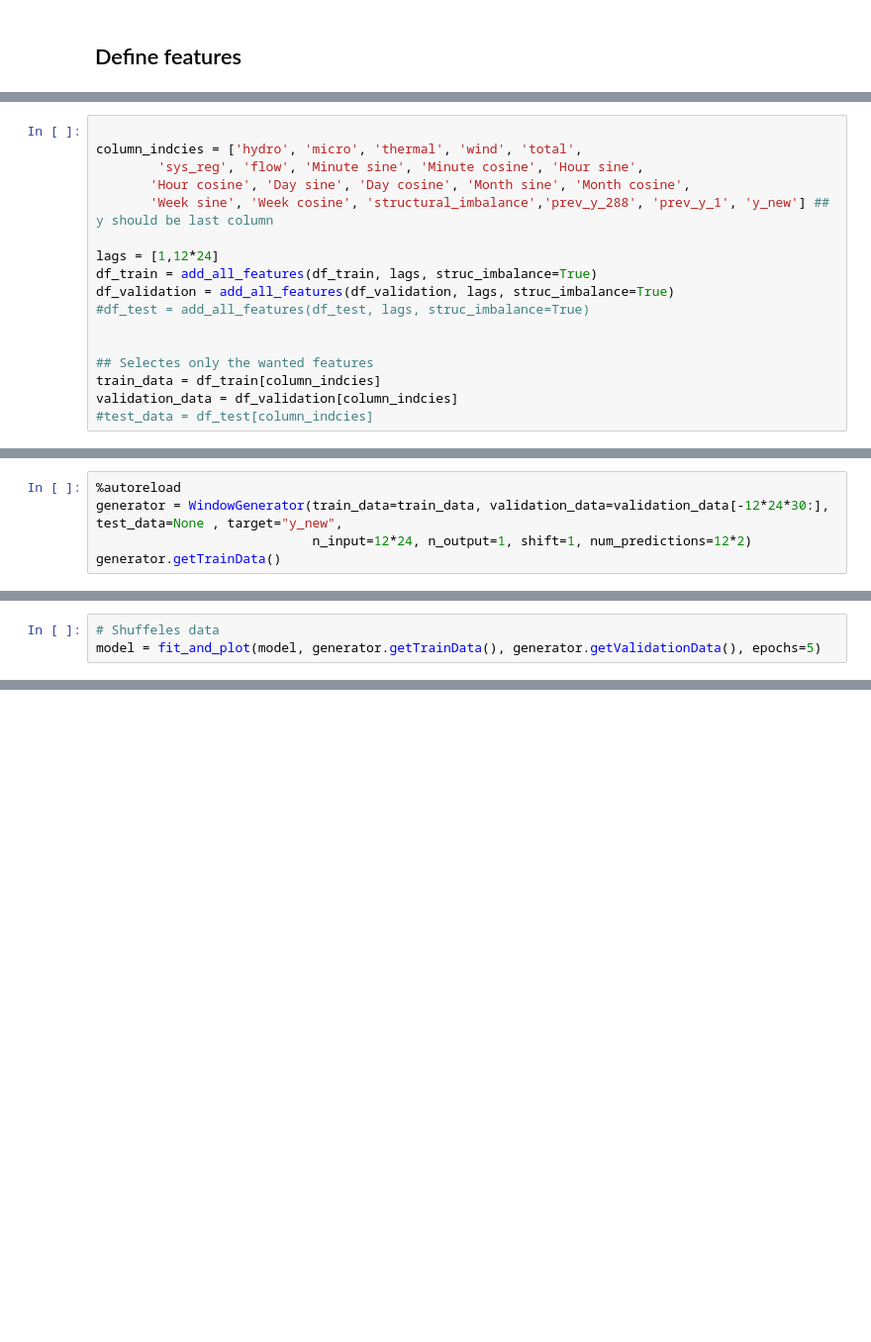
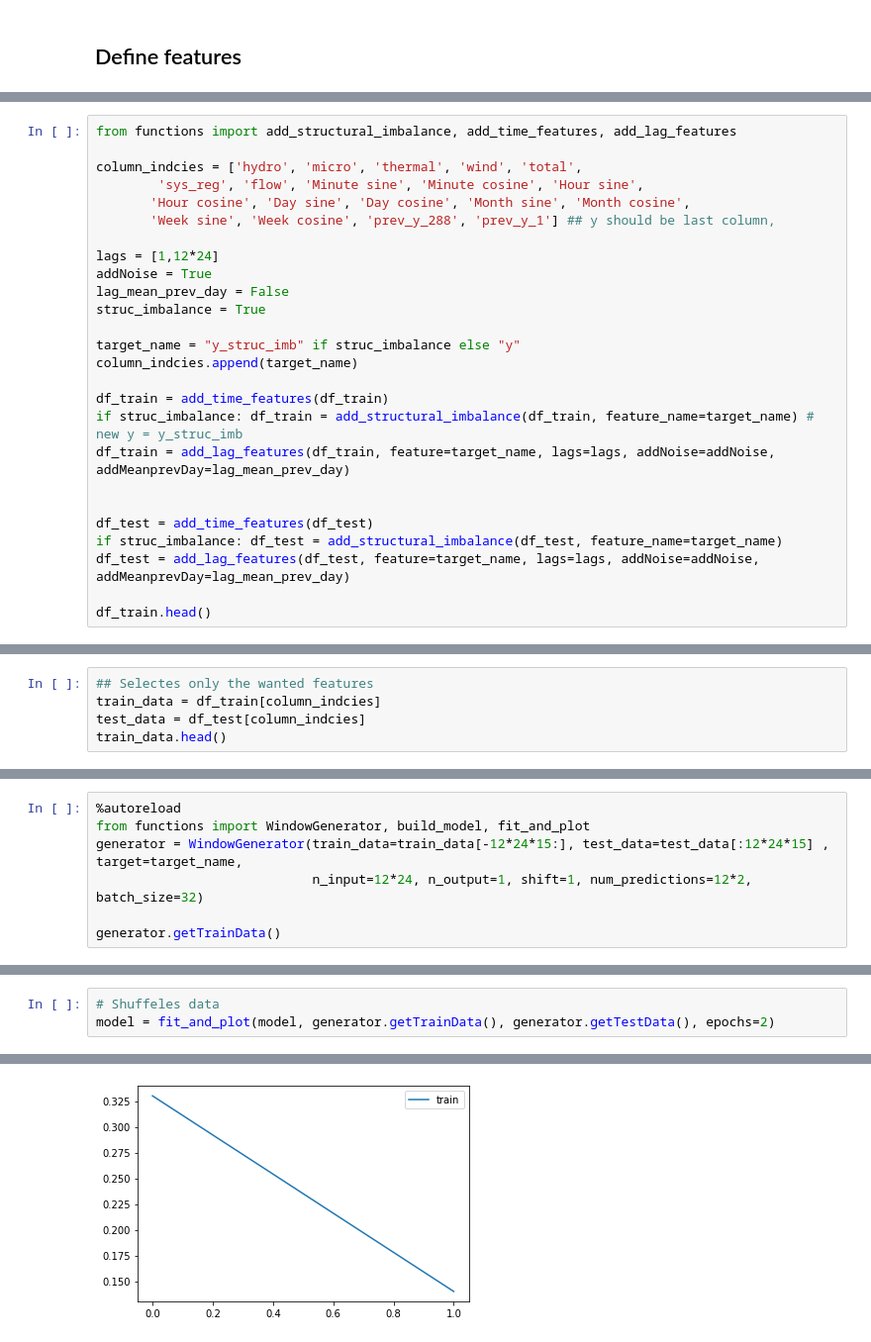
Before and after one commit to Kohmann/DL-power-imbalance-forecasting, a Jupyter notebook: model_training.ipynb, the cells around one changed output, grey strips where cells are left out. Shown at 99% size. Saved outputs shown, nothing was run; the diff lists cells and outputs as text; blank space fills up the shorter version.

```diff
--- a/model_training.ipynb
+++ b/model_training.ipynb
@@ -111,17 +51,26 @@ def add_all_features(df, lags, struc_imbalance=False):
 # %%
+from functions import add_structural_imbalance, add_time_features, add_lag_features
 
 column_indcies = ['hydro', 'micro', 'thermal', 'wind', 'total',
         'sys_reg', 'flow', 'Minute sine', 'Minute cosine', 'Hour sine',
        'Hour cosine', 'Day sine', 'Day cosine', 'Month sine', 'Month cosine',
-       'Week sine', 'Week cosine', 'structural_imbalance','prev_y_288', 'prev_y_1', 'y_new'] ## y should be last column
+       'Week sine', 'Week cosine', 'prev_y_288', 'prev_y_1'] ## y should be last column,
 
 lags = [1,12*24]
-df_train = add_all_features(df_train, lags, struc_imbalance=True)
-df_validation = add_all_features(df_validation, lags, struc_imbalance=True)
-#df_test = add_all_features(df_test, lags, struc_imbalance=True)
+addNoise = True
+lag_mean_prev_day = False
+struc_imbalance = True
+
+target_name = "y_struc_imb" if struc_imbalance else "y"
+column_indcies.append(target_name)
+
+df_train = add_time_features(df_train)
+if struc_imbalance: df_train = add_structural_imbalance(df_train, feature_name=target_name) # new y = y_struc_imb
+df_train = add_lag_features(df_train, feature=target_name, lags=lags, addNoise=addNoise, addMeanprevDay=lag_mean_prev_day)
 
 
-## Selectes only the wanted features
-train_data = df_train[column_indcies]
-validation_data = df_validation[column_indcies]
-#test_data = df_test[column_indcies]
+df_test = add_time_features(df_test)
+if struc_imbalance: df_test = add_structural_imbalance(df_test, feature_name=target_name)
+df_test = add_lag_features(df_test, feature=target_name, lags=lags, addNoise=addNoise, addMeanprevDay=lag_mean_prev_day)
+
+df_train.head()
@@ -139,0 +85,5 @@ train_data.head()
+# %%
+## Selectes only the wanted features
+train_data = df_train[column_indcies]
+test_data = df_test[column_indcies]
+train_data.head()
@@ -140,6 +97,8 @@ train_data.head()
 # %%
 %autoreload
-generator = WindowGenerator(train_data=train_data, validation_data=validation_data[-12*24*30:], test_data=None , target="y_new",
-							n_input=12*24, n_output=1, shift=1, num_predictions=12*2)
+from functions import WindowGenerator, build_model, fit_and_plot
+generator = WindowGenerator(train_data=train_data[-12*24*15:], test_data=test_data[:12*24*15] , target=target_name,
+							n_input=12*24, n_output=1, shift=1, num_predictions=12*2, batch_size=32)
+
 generator.getTrainData()
 # %% [output]
@@ -164,5 +123,5 @@ Non-trainable params: 0
 _________________________________________________________________
 # %%
 # Shuffeles data
-model = fit_and_plot(model, generator.getTrainData(), generator.getValidationData(), epochs=5)
+model = fit_and_plot(model, generator.getTrainData(), generator.getTestData(), epochs=2)
 # %% [output]
@@ -170,0 +132 @@ KeyboardInterrupt:
+[figure, added]
```
Also changed, not shown: parts of 18 cells of this notebook, 1 other file.
